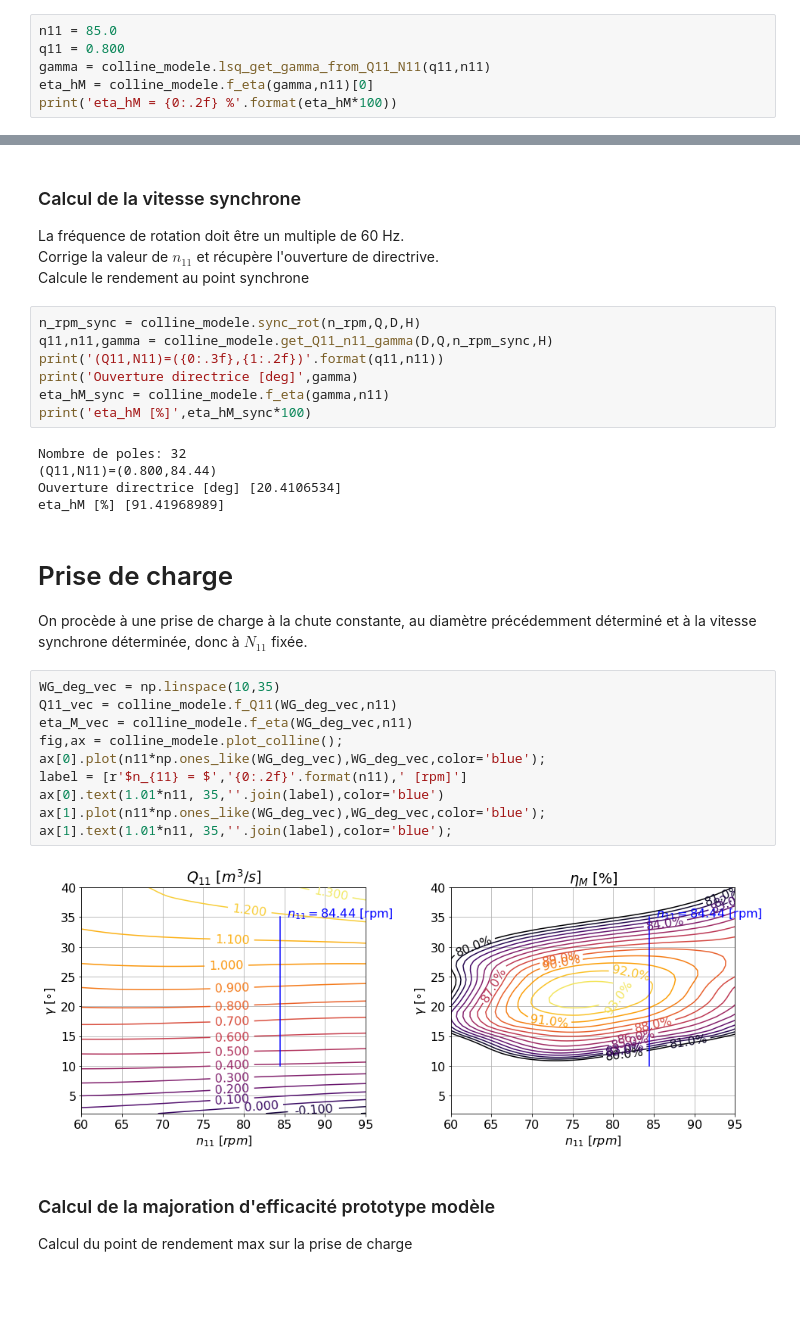
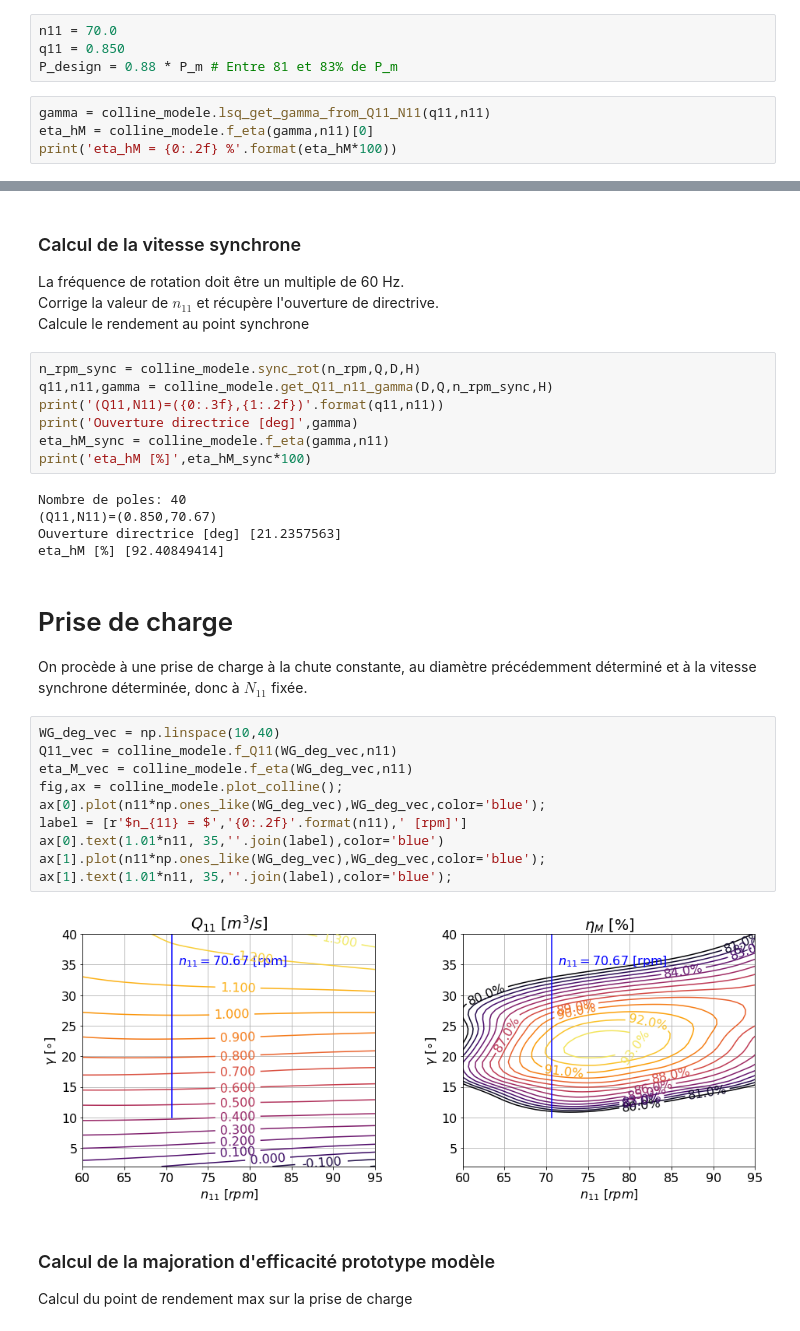
Before and after one commit to sanjosem/ENR855_projet, a Jupyter notebook: 01-similitude-demo/initialisation_similitude.ipynb, the cells around one changed output, grey strips where cells are left out. Cells and saved outputs as stored; diff of their text form; blank space fills up the shorter version.

```diff
--- a/01-similitude-demo/initialisation_similitude.ipynb
+++ b/01-similitude-demo/initialisation_similitude.ipynb
@@ -90,9 +90,11 @@ d_eta_maj_pm = 0.015
 ### Initialisation
 # %% [markdown]
 On choisit un point proche du maximum de rendement
+# %%
+n11 = 70.0
+q11 = 0.850
+P_design = 0.88 * P_m # Entre 81 et 83% de P_m
 # %%
-n11 = 85.0
-q11 = 0.800
 gamma = colline_modele.lsq_get_gamma_from_Q11_N11(q11,n11)
 eta_hM = colline_modele.f_eta(gamma,n11)[0]
 print('eta_hM = {0:.2f} %'.format(eta_hM*100))
@@ -135,25 +136,25 @@ print('Ouverture directrice [deg]',gamma)
 eta_hM_sync = colline_modele.f_eta(gamma,n11)
 print('eta_hM [%]',eta_hM_sync*100)
 # %% [output]
-Nombre de poles: 32
-(Q11,N11)=(0.800,84.44)
-Ouverture directrice [deg] [20.4106534]
-eta_hM [%] [91.41968989]
+Nombre de poles: 40
+(Q11,N11)=(0.850,70.67)
+Ouverture directrice [deg] [21.2357563]
+eta_hM [%] [92.40849414]
 # %% [markdown]
 # Prise de charge
 On procède à une prise de charge à la chute constante, au diamètre précédemment déterminé et à la vitesse synchrone déterminée, donc à $N_{11}$ fixée.
 # %%
-WG_deg_vec = np.linspace(10,35)
+WG_deg_vec = np.linspace(10,40)
 Q11_vec = colline_modele.f_Q11(WG_deg_vec,n11)
 eta_M_vec = colline_modele.f_eta(WG_deg_vec,n11)
 fig,ax = colline_modele.plot_colline();
 ax[0].plot(n11*np.ones_like(WG_deg_vec),WG_deg_vec,color='blue');
 label = [r'$n_{11} = $','{0:.2f}'.format(n11),' [rpm]']
 ax[0].text(1.01*n11, 35,''.join(label),color='blue')
 ax[1].plot(n11*np.ones_like(WG_deg_vec),WG_deg_vec,color='blue');
 ax[1].text(1.01*n11, 35,''.join(label),color='blue');
 # %% [output]
-[figure, old version]
+[figure, new version]
 # %% [markdown]
 ### Calcul de la majoration d'efficacité prototype modèle
 Calcul du point de rendement max sur la prise de charge
```
Also changed, not shown: parts of 7 cells of this notebook, 12 other files.
